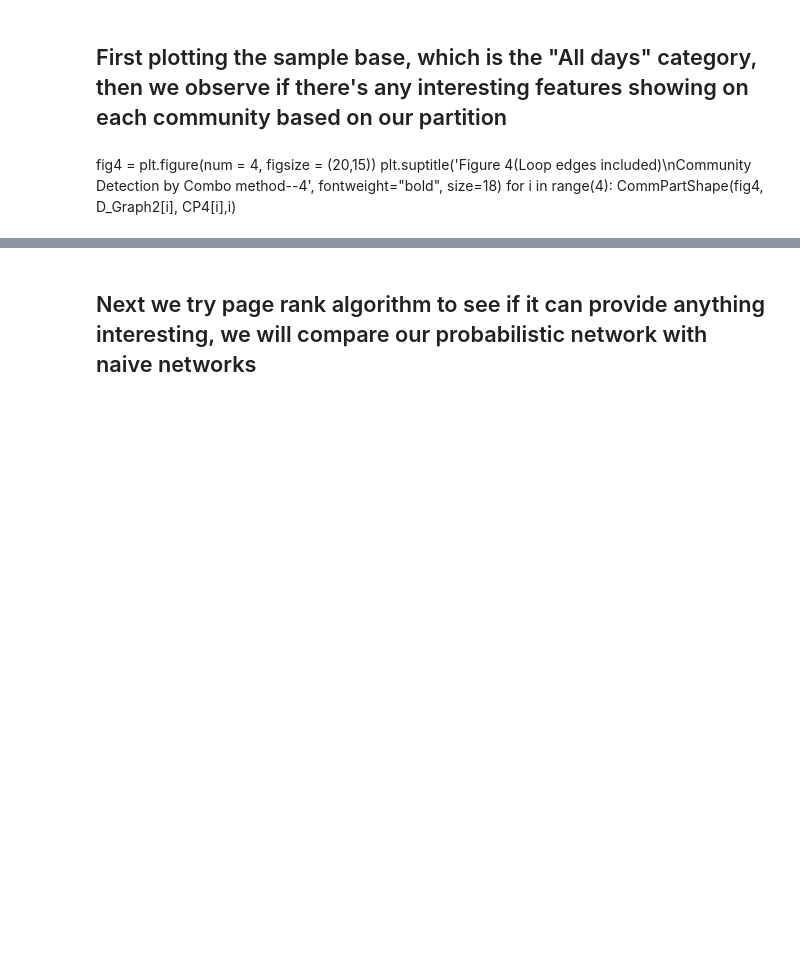
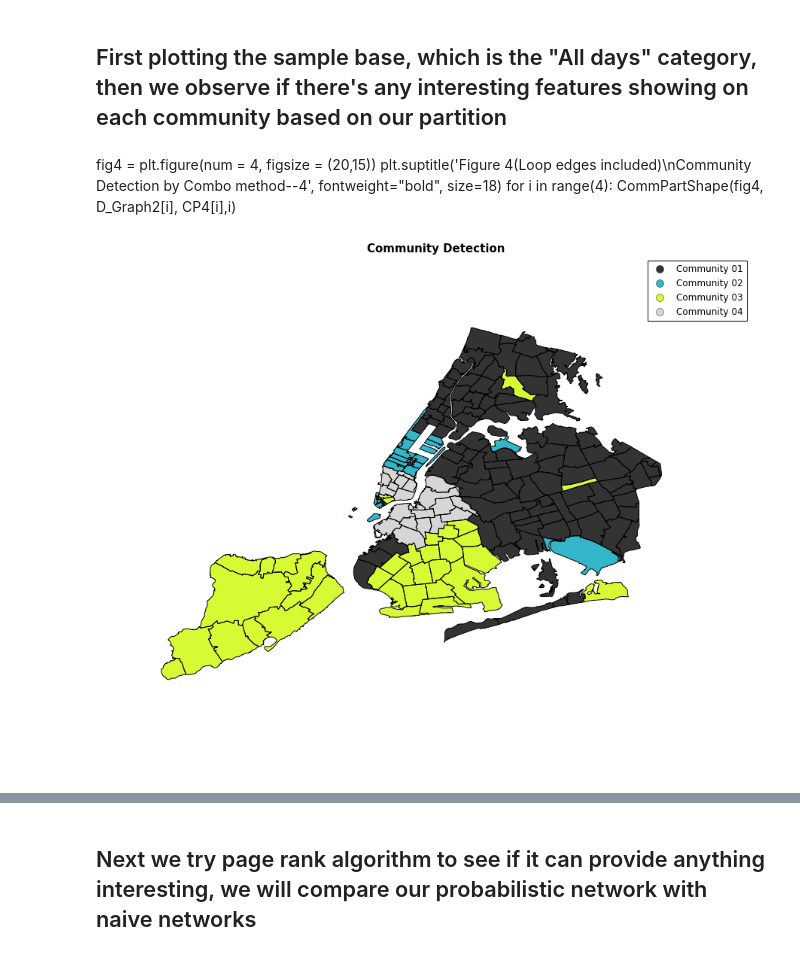
Before and after one commit to Fomyther/NYC-Twitter-Activities, a Jupyter notebook: Pro1_CQ_W6_e1.ipynb, the cells around one changed output, grey strips where cells are left out. Cells and saved outputs as stored; diff of their text form; code cells hidden in the pictures; blank space fills up the shorter version.

```diff
--- a/Pro1_CQ_W6_e1.ipynb
+++ b/Pro1_CQ_W6_e1.ipynb
@@ -229,13 +246,12 @@ for i in range(4):
 # %%
 def PlotMapPart(fig, partition, date_index=0, zips=geo_NY, key='postalCode', cmap='spectral', title='Community Detection',size=221, alpha=.7):
     ax = fig.add_subplot(size + date_index)
-    y = {i:'Community %d'%(partition[i]+1) for i in partition.keys()}
+    y = {i:'Community %d%d'%(partition[i]/10,partition[i]%10) for i in partition.keys()}
     p = pd.Series(y).reset_index().rename(columns={'index':'postalCode',0:'part'})
     zips.postalCode = zips.postalCode.astype(int)
     z = zips.merge(p, on=key, how='left')
     #z.loc[z.part.notnull(),'part'] = z[z.part.notnull()].part.astype(int)
     level = len(set(partition.values()))
-    Legend = ['Community %d'%(i+1) for i in range(level)]
     z[z.part.notnull()].plot(column = 'part', categorical=1, ax=ax, alpha=alpha, cmap = cmap, legend=True)
     plt.title(title, fontweight="bold", size=15)
     ax.axis('off')
@@ -354,7 +378,9 @@ for i in range(4):
     CommPartShape(fig4, D_Graph2[i], CP4[i],i)
 # %%
 fig5 = plt.figure(figsize = (15,12))
-PlotMapPart(fig5, Graph2[0], SP_CP4[0], size = 111, date_index=0, alpha = 0.7)
+PlotMapPart(fig5, SP_CP4[0], size = 111, alpha = 0.8)
+# %% [output]
+[figure, added]
 # %%
 def ShowFeature(feature_name, sorted_partition, LEGEND = None, title = 'Community Data', date_index = 0):
     '''date_index has the similar function here: controlling the sample base
```
Also changed, not shown: parts of 30 cells of this notebook.
